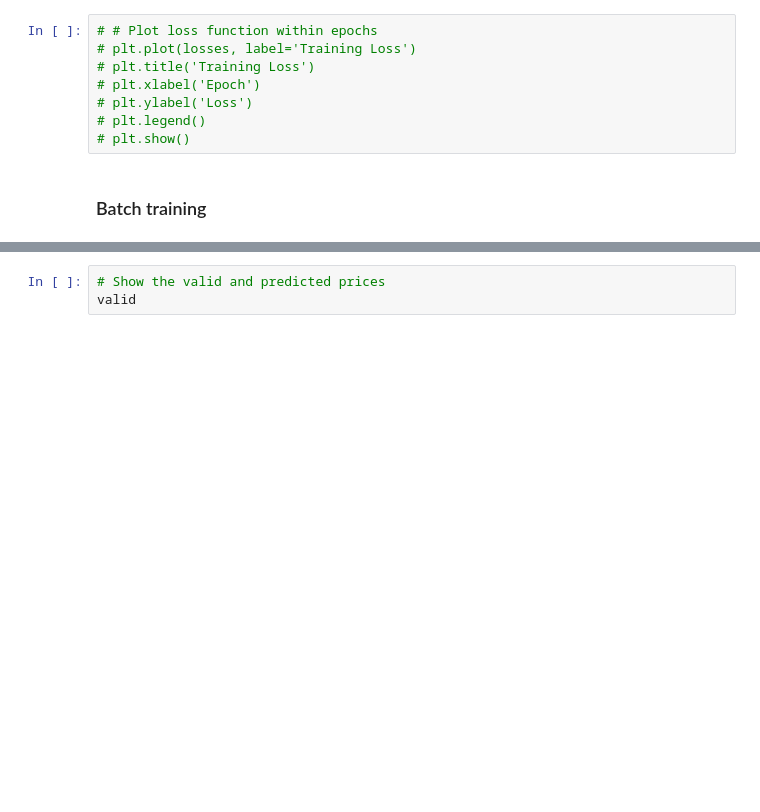
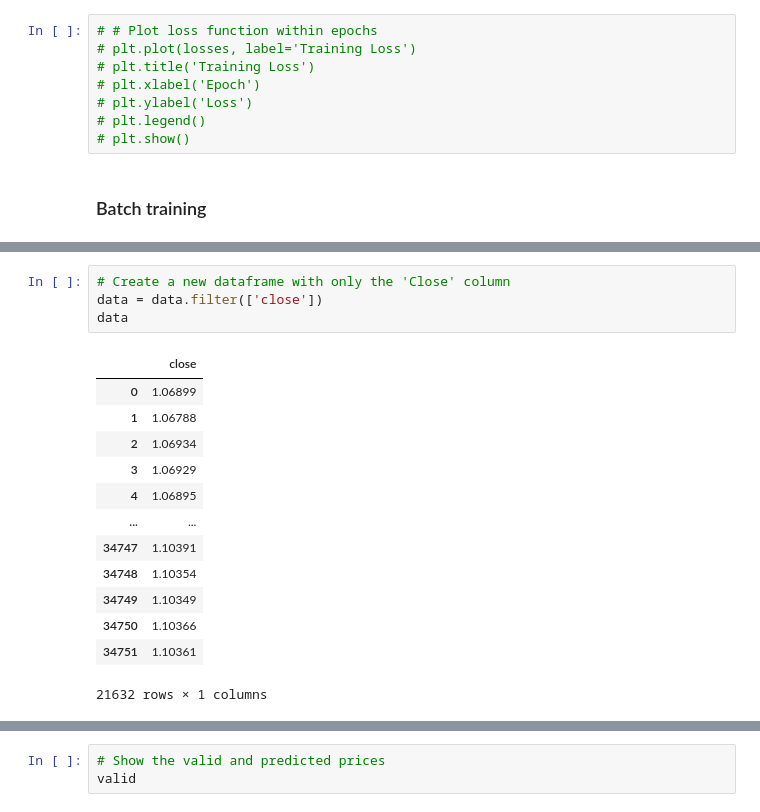
Before and after one commit to Suraj6E/EURUSD-DQN-LSTM, a Jupyter notebook: LSTM.ipynb, the cells around one changed output, grey strips where cells are left out. Cells and saved outputs as stored; diff of their text form; blank space fills up the shorter version.

```diff
--- a/LSTM.ipynb
+++ b/LSTM.ipynb
@@ -384 +391,19 @@ Epoch [10/10], Train Loss: 1.1697, Val Loss: 1.6599
+# %%
+# Create a new dataframe with only the 'Close' column
+data = data.filter(['close'])
+data
+# %% [output]
+|  | close |
+| 0 | 1.06899 |
+| 1 | 1.06788 |
+| 2 | 1.06934 |
+| 3 | 1.06929 |
+| 4 | 1.06895 |
+| ... | ... |
+| 34747 | 1.10391 |
+| 34748 | 1.10354 |
+| 34749 | 1.10349 |
+| 34750 | 1.10366 |
+| 34751 | 1.10361 |
+21632 rows × 1 columns
 # %%
```
Also changed, not shown: parts of 4 cells of this notebook.
